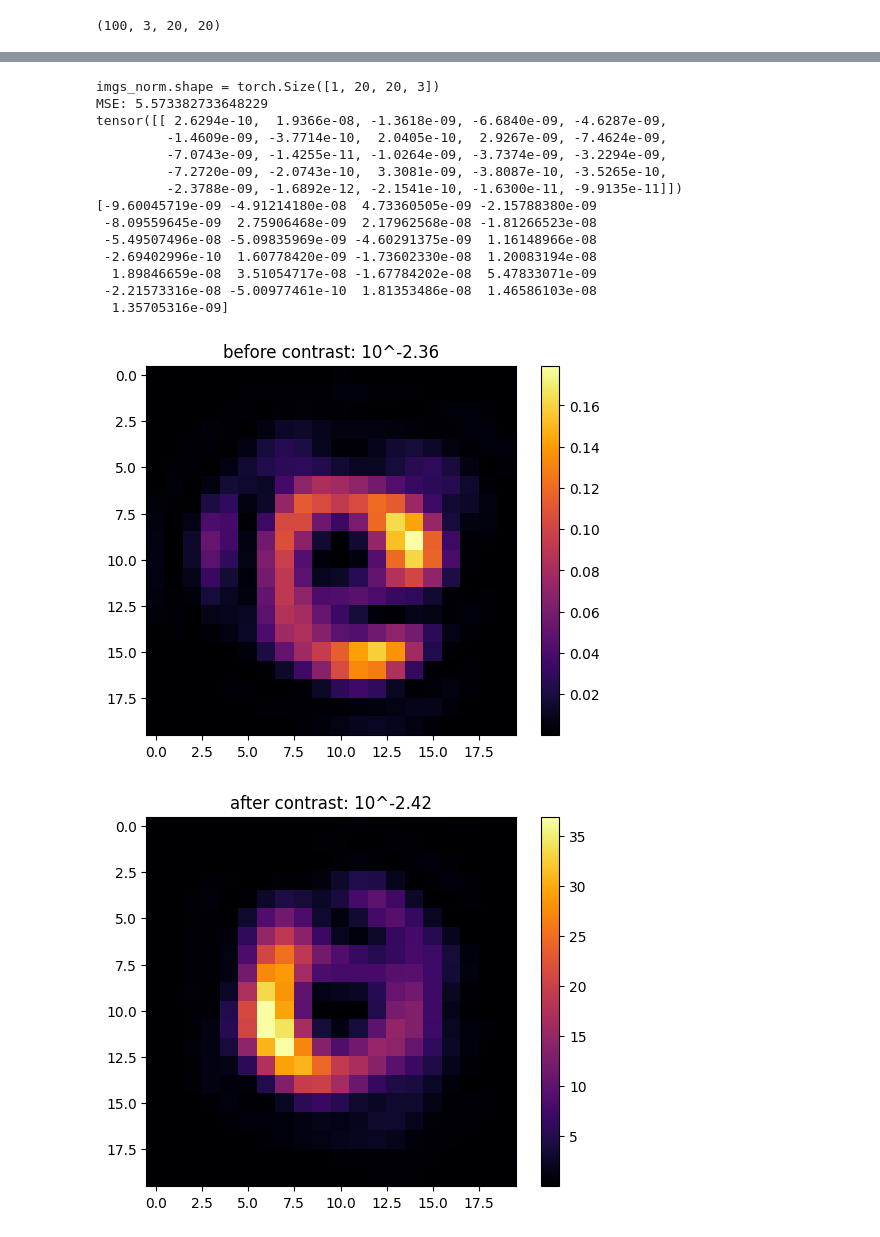
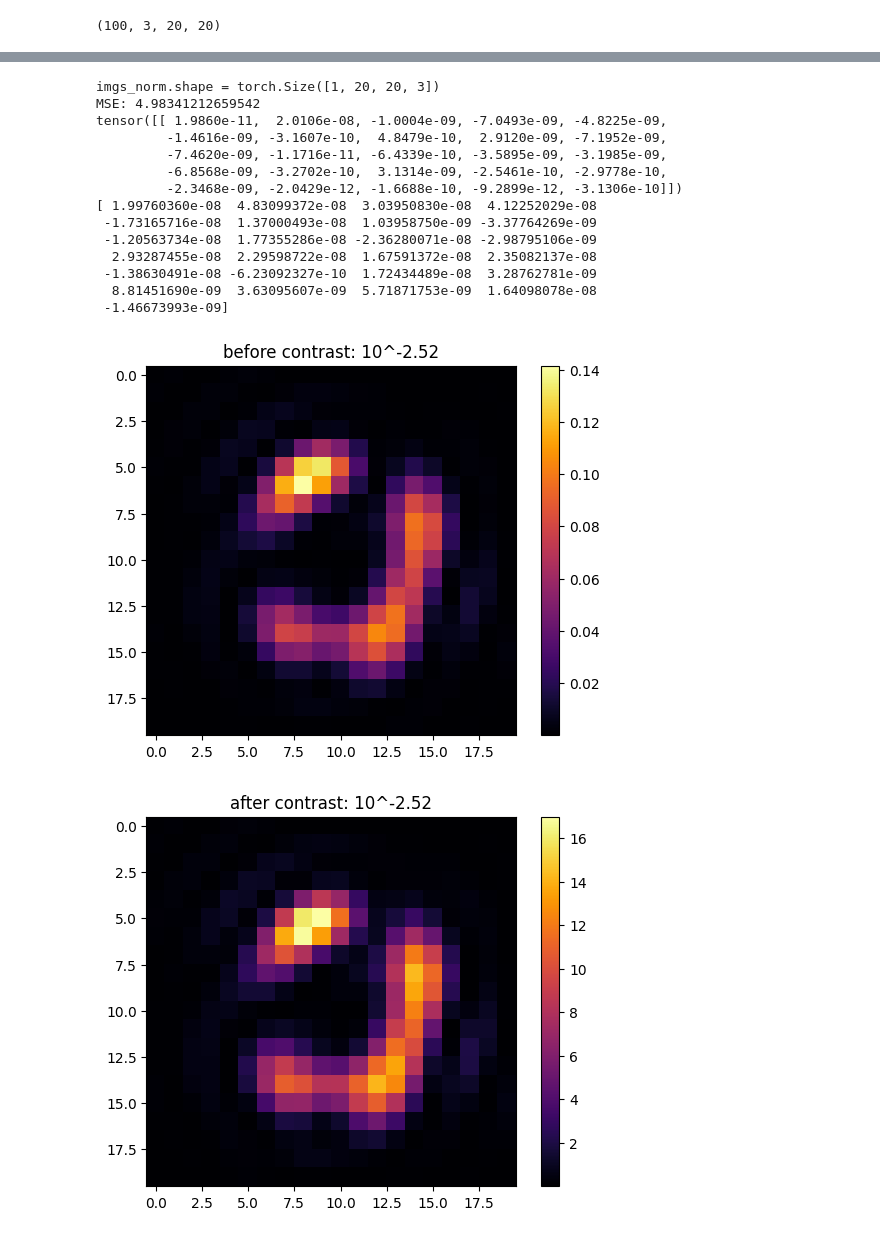
Before and after one commit to AlexeiKorolev/NASA-RL-Wavefront-Control, a Jupyter notebook: RL/visualize.ipynb, the cells around one changed output, grey strips where cells are left out. Drawn from its saved outputs; the diff is of its cells as text; code cells hidden in the pictures.

```diff
--- a/RL/visualize.ipynb
+++ b/RL/visualize.ipynb
@@ -204,7 +233,7 @@ nudge_vec = metrics_data['dataset_meta']['nudge_vector']
 delta_t = metrics_data['dataset_meta']['dataset_config']['delta_t']
 dm_random_noise = metrics_data['dataset_meta']['dataset_config']['dm_random_noise']
 N = 1
-TEST_INDEX = 0
+TEST_INDEX = 1
 
 x_norm_func = NORMALIZERS[metrics_data['x_norm']['type']]
 params = metrics_data['x_norm'].copy()
@@ -243,48 +272,48 @@ for _ in range(N):
             imgs_norm, _ = x_norm_func(imgs, **params)
             imgs_norm = np.transpose(imgs_norm, (0, 2, 3, 1))
             print(f"imgs_norm.shape = {imgs_norm.shape}")
             y_pred = model(imgs_norm)
 
             print(f"MSE: {np.linalg.norm(y_pred - (original - y_mean) / y_std)}")
 
             y_pred *= y_std
             y_pred -= y_mean
 
             print(y_pred)
             print(original)
 
 
         env.deformable_mirror.flatten()
         env.deformable_mirror.actuators = original - np.array(y_pred[0])
         new_contrast = env.get_contrast(delta_t=1e15)
 
         img4 = torch.asarray(env.get_camera_image(delta_t=delta_t, noise_enabled=False), dtype=torch.float)
         plt.imshow(img1, cmap='inferno')
         plt.title(f"before contrast: 10^{np.log10(original_contrast):.02f}")
         plt.colorbar()
         plt.show()
 
         plt.imshow(img4, cmap='inferno')
         plt.title(f"after contrast: 10^{np.log10(new_contrast):.02f}")
         plt.colorbar()
         plt.show()
 # %% [output]
 imgs_norm.shape = torch.Size([1, 20, 20, 3])
-MSE: 5.573382733648229
-tensor([[ 2.6294e-10,  1.9366e-08, -1.3618e-09, -6.6840e-09, -4.6287e-09,
-         -1.4609e-09, -3.7714e-10,  2.0405e-10,  2.9267e-09, -7.4624e-09,
-         -7.0743e-09, -1.4255e-11, -1.0264e-09, -3.7374e-09, -3.2294e-09,
-         -7.2720e-09, -2.0743e-10,  3.3081e-09, -3.8087e-10, -3.5265e-10,
-         -2.3788e-09, -1.6892e-12, -2.1541e-10, -1.6300e-11, -9.9135e-11]])
-[-9.60045719e-09 -4.91214180e-08  4.73360505e-09 -2.15788380e-09
- -8.09559645e-09  2.75906468e-09  2.17962568e-08 -1.81266523e-08
- -5.49507496e-08 -5.09835969e-09 -4.60291375e-09  1.16148966e-08
- -2.69402996e-10  1.60778420e-09 -1.73602330e-08  1.20083194e-08
-  1.89846659e-08  3.51054717e-08 -1.67784202e-08  5.47833071e-09
- -2.21573316e-08 -5.00977461e-10  1.81353486e-08  1.46586103e-08
-  1.35705316e-09]
+MSE: 4.98341212659542
+tensor([[ 1.9860e-11,  2.0106e-08, -1.0004e-09, -7.0493e-09, -4.8225e-09,
+         -1.4616e-09, -3.1607e-10,  4.8479e-10,  2.9120e-09, -7.1952e-09,
+         -7.4620e-09, -1.1716e-11, -6.4339e-10, -3.5895e-09, -3.1985e-09,
+         -6.8568e-09, -3.2702e-10,  3.1314e-09, -2.5461e-10, -2.9778e-10,
+         -2.3468e-09, -2.0429e-12, -1.6688e-10, -9.2899e-12, -3.1306e-10]])
+[ 1.99760360e-08  4.83099372e-08  3.03950830e-08  4.12252029e-08
+ -1.73165716e-08  1.37000493e-08  1.03958750e-09 -3.37764269e-09
+ -1.20563734e-08  1.77355286e-08 -2.36280071e-08 -2.98795106e-09
+  2.93287455e-08  2.29598722e-08  1.67591372e-08  2.35082137e-08
+ -1.38630491e-08 -6.23092327e-10  1.72434489e-08  3.28762781e-09
+  8.81451690e-09  3.63095607e-09  5.71871753e-09  1.64098078e-08
+ -1.46673993e-09]
-[figure, old version]
+[figure, new version]
-[figure, old version]
+[figure, new version]
 # %%
 from train_job import NORMALIZERS
 
```
Also changed, not shown: parts of 3 cells of this notebook, 2 other files.
